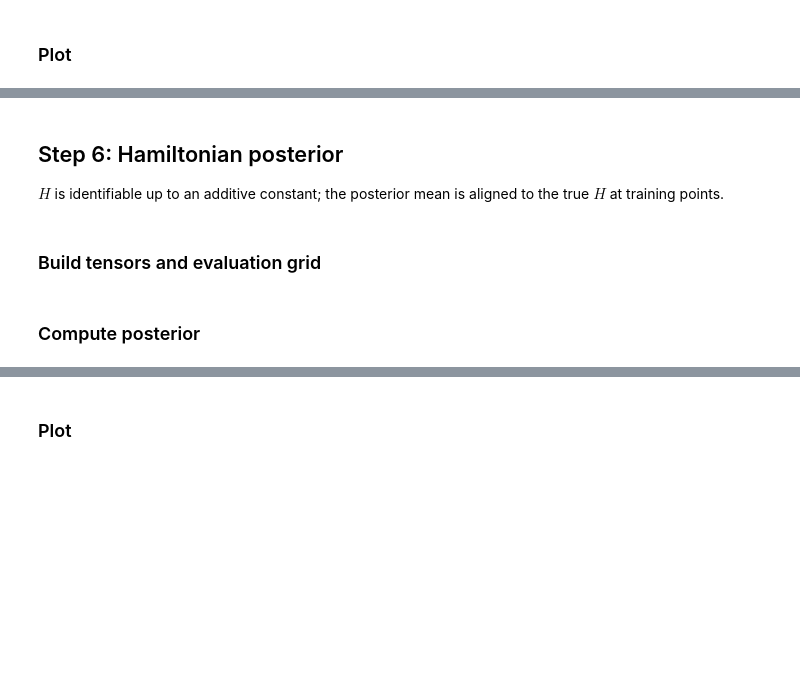
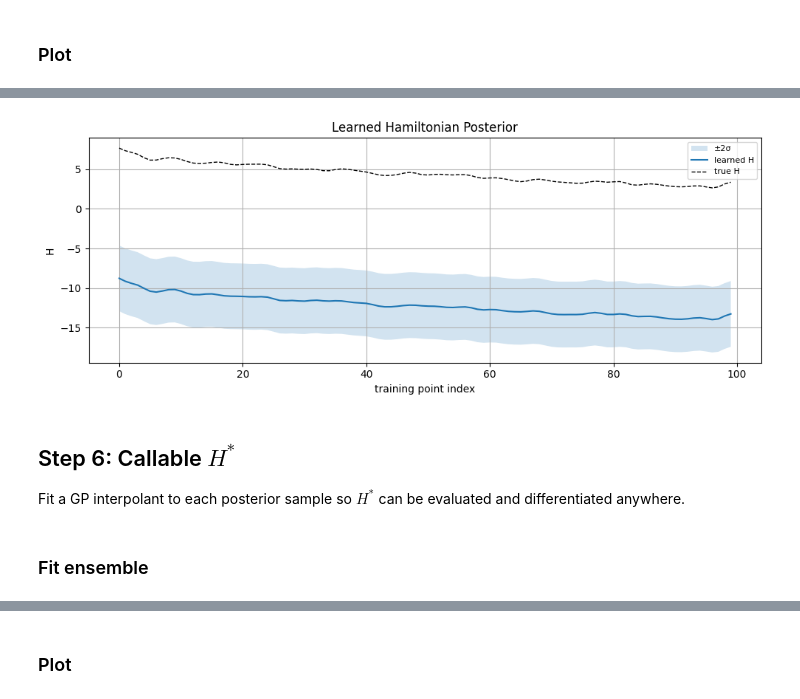
Before and after one commit to essey1/neuromancer, a Jupyter notebook: gp_phs_double-well_oscillator.ipynb, the cells around one changed output, grey strips where cells are left out. Saved outputs shown, nothing was run; the diff lists cells and outputs as text; code cells hidden in the pictures; blank space fills up the shorter version.

```diff
--- a/gp_phs_double-well_oscillator.ipynb
+++ b/gp_phs_double-well_oscillator.ipynb
@@ -121,0 +147,24 @@ gc.collect()
+# %%
+# Build node, loss, and problem
+gpphs_module = gp_phs.GPPHSNode(phs, NX, NU)
+gpphs_node = Node(gpphs_module, ['X', 'U', 'Xdot', 'Xdot_var'], ['nlml'], name='gp_phs')
+
+# Symbolic variable
+nlml = variable('nlml')
+
+# Objective: minimise the negative log marginal likelihood
+nlml_loss = nlml.minimize()
+nlml_loss.name = 'nlml_loss'
+
+# Aggregate objectives and constraints
+objectives = [nlml_loss]
+constraints = []
+
+# Loss + problem
+loss = PenaltyLoss(objectives, constraints)
+problem = Problem([gpphs_node], loss)
+
+print('Problem created with:')
+print(f'  {len(list(problem.parameters()))} total parameters')
+print(f'  Objectives: {len(objectives)}')
+print(f'  Constraints: {len(constraints)}')
@@ -122,2 +239,19 @@ gc.collect()
+# %%
+# Build GP posterior
+posterior = gpphs_node.callable.posterior()
+
+# Compute Hamiltonian posterior
+H_mean, H_var, H_samples = posterior.predict(
+    [x_smooth],
+    [u_i],
+    [xdot_smooth],
+    [xdot_var_np],
+    n_samples=50,
+)
+
+# True Hamiltonian for comparison
+H_true_traj = np.array([
+    H_true(*row) for row in x_smooth
+])
 # %% [markdown]
 ### Plot
@@ -238,6 +257,0 @@ b learned = 0.0405  (true = 0.03)
-# %% [markdown]
-## Step 6: Hamiltonian posterior
-
-$H$ is identifiable up to an additive constant; the posterior mean is aligned to the true $H$ at training points.
-# %% [markdown]
-### Build tensors and evaluation grid
@@ -256,2 +257,0 @@ H_true_grid = H_true(TH, P)
-# %% [markdown]
-### Compute posterior
@@ -273,0 +258,11 @@ H_aligned = H_mean_grid.numpy().reshape(N_GRID, N_GRID) + offset
+# %%
+# Plot Hamiltonian posterior vs true
+plot.pltHamiltonian(H_mean.numpy(), H_var.numpy(), H_true=H_true_traj)
+# %% [output]
+[figure, added]
+# %% [markdown]
+## Step 6: Callable $H^*$
+
+Fit a GP interpolant to each posterior sample so $H^*$ can be evaluated and differentiated anywhere.
+# %% [markdown]
+### Fit ensemble
```
Also changed, not shown: parts of 60 cells of this notebook.
